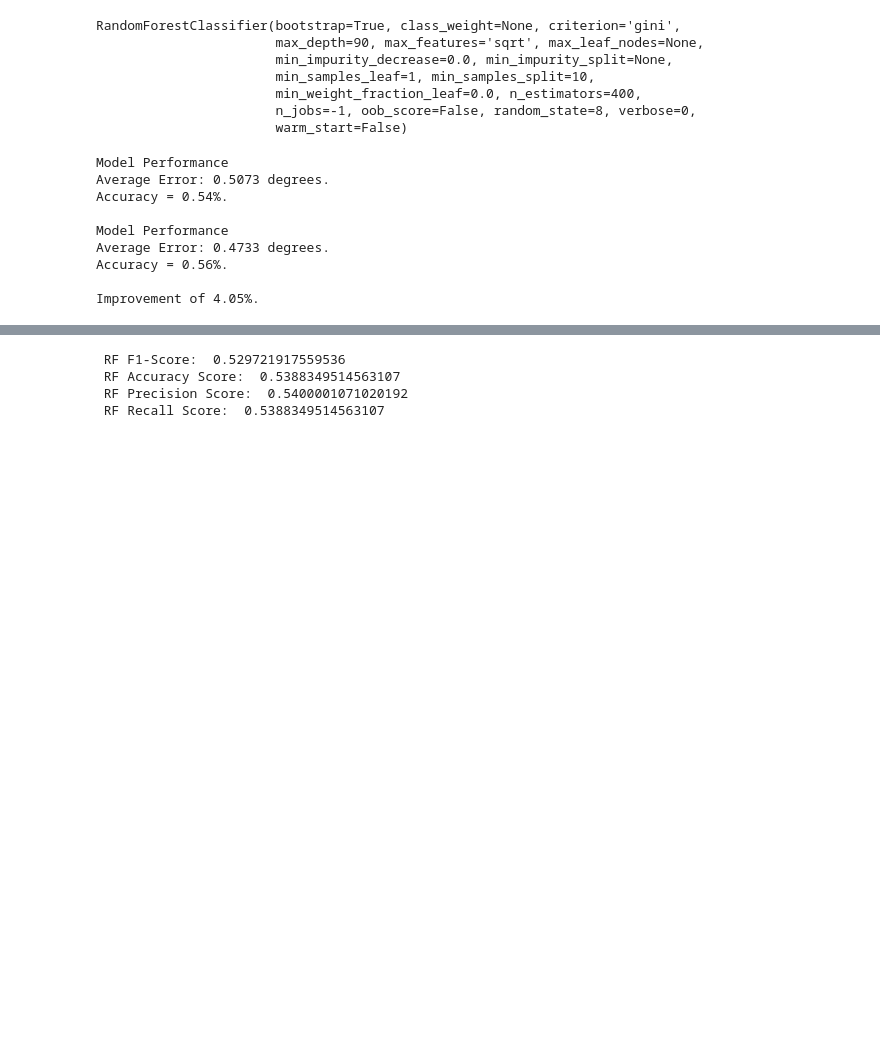
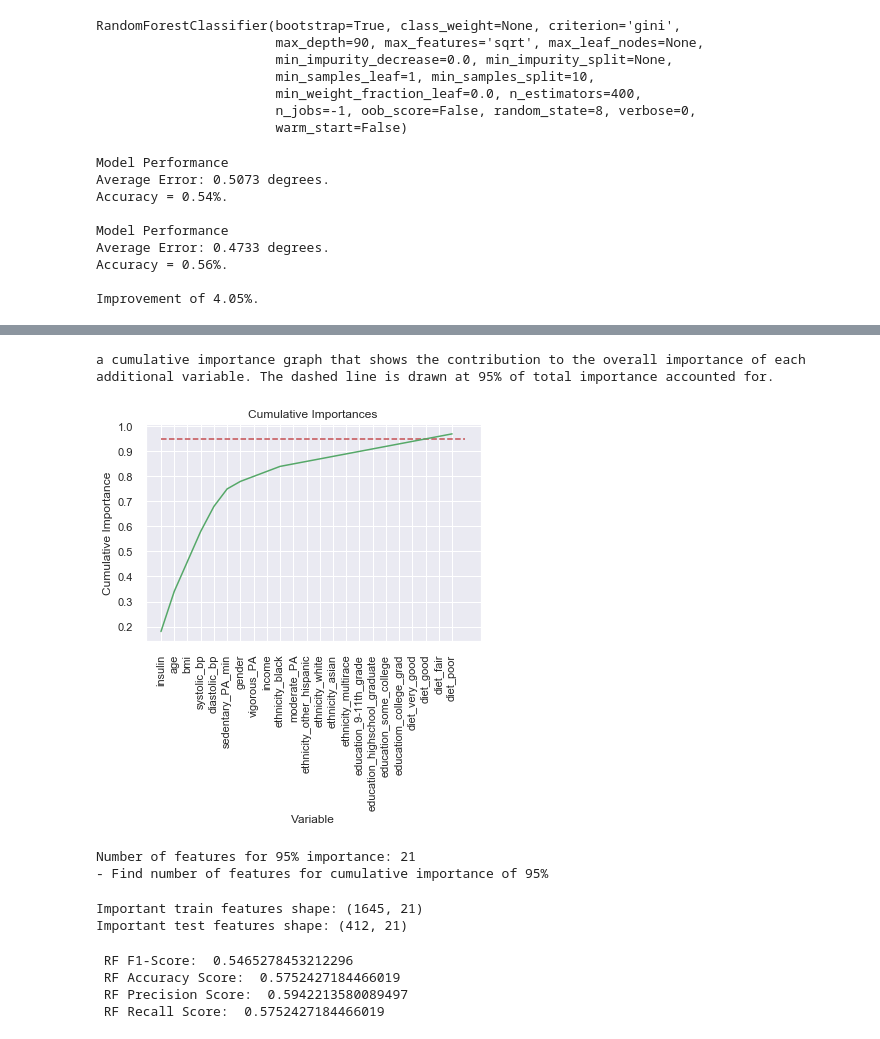
Before and after one commit to yli1517/Module_5_Project_Classification, a Jupyter notebook: Mod_5_Project-Technical_Notebook.ipynb, the cells around one changed output, grey strips where cells are left out. Drawn from its saved outputs; the diff is of its cells as text; code cells hidden in the pictures; blank space fills up the shorter version.

```diff
--- a/Mod_5_Project-Technical_Notebook.ipynb
+++ b/Mod_5_Project-Technical_Notebook.ipynb
@@ -692,0 +715,25 @@ Improvement of 4.05%.
+# %%
+# List of features sorted from most to least important
+sorted_importances = [importance[1] for importance in feature_importances]
+sorted_features = [importance[0] for importance in feature_importances]
+# Cumulative importances
+cumulative_importances = np.cumsum(sorted_importances)
+# Make a line graph
+plt.plot(x_values, cumulative_importances, 'g-')
+# Draw line at 95% of importance retained
+plt.hlines(y = 0.95, xmin=0, xmax=len(sorted_importances), color = 'r', linestyles = 'dashed')
+# Format x ticks and labels
+plt.xticks(x_values, sorted_features, rotation = 'vertical')
+# Axis labels and title
+plt.xlabel('Variable'); plt.ylabel('Cumulative Importance'); plt.title('Cumulative Importances');
+print('a cumulative importance graph that shows the contribution to the overall importance of each additional variable. The dashed line is drawn at 95% of total importance accounted for.')
+# %% [output]
+a cumulative importance graph that shows the contribution to the overall importance of each additional variable. The dashed line is drawn at 95% of total importance accounted for.
+[figure, added]
+# %%
+# Add 1 because Python is zero-indexed
+print('Number of features for 95% importance:', np.where(cumulative_importances > 0.95)[0][0] + 1)
+print('- Find number of features for cumulative importance of 95%')
+# %% [output]
+Number of features for 95% importance: 21
+- Find number of features for cumulative importance of 95%
@@ -692,0 +745,12 @@ Improvement of 4.05%.
+# %%
+# Create training and testing sets with only the important features
+important_train_features = ((X_train).to_numpy())[:, important_indices]
+X_train_best = important_train_features.copy()
+important_test_features = ((X_test).to_numpy())[:, important_indices]
+X_test_best = important_test_features.copy()
+# Sanity check on operations
+print('Important train features shape:', important_train_features.shape)
+print('Important test features shape:', important_test_features.shape)
+# %% [output]
+Important train features shape: (1645, 21)
+Important test features shape: (412, 21)
@@ -693,14 +762,14 @@ Improvement of 4.05%.
 # %%
-rf_preds = base_rf_model.predict(X_test)
+rf_preds = best_rf_model_fit.predict(X_test_best)
 print("\n", 'RF F1-Score: ', f1_score(y_test, rf_preds, average = 'weighted'), "\n",\
       'RF Accuracy Score: ', accuracy_score(y_test, rf_preds), "\n",\
       'RF Precision Score: ', precision_score(y_test, rf_preds, average = 'weighted'), "\n",\
       'RF Recall Score: ', recall_score(y_test, rf_preds, average = 'weighted'))
 # %% [output]
- RF F1-Score:  0.529721917559536
- RF Accuracy Score:  0.5388349514563107
- RF Precision Score:  0.5400001071020192
- RF Recall Score:  0.5388349514563107
+ RF F1-Score:  0.5465278453212296
+ RF Accuracy Score:  0.5752427184466019
+ RF Precision Score:  0.5942213580089497
+ RF Recall Score:  0.5752427184466019
 # %%
 cm = confusion_matrix(y_test,rf_preds)
 plt.figure(figsize=(15,9))
```
Also changed, not shown: parts of 14 cells of this notebook, 1 other file.
